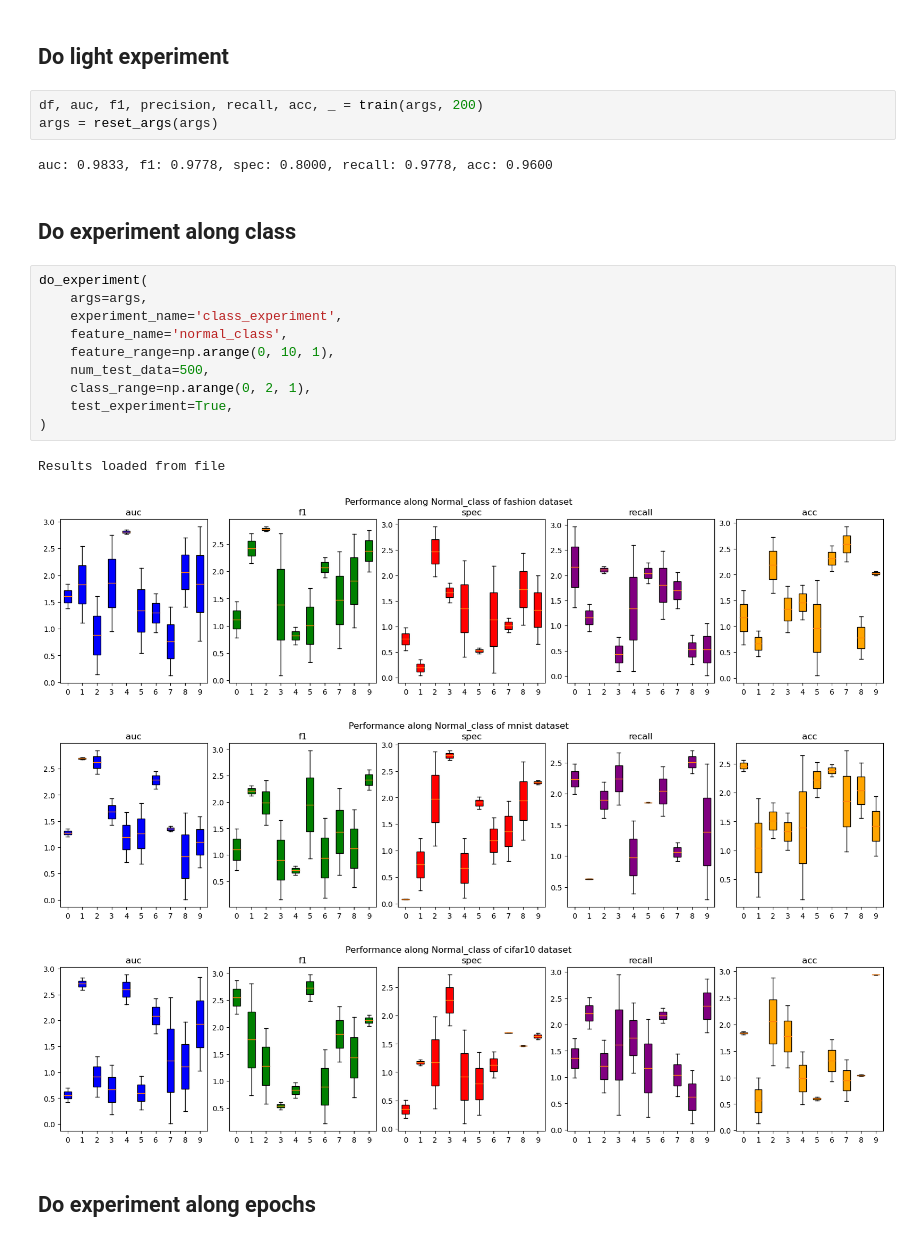
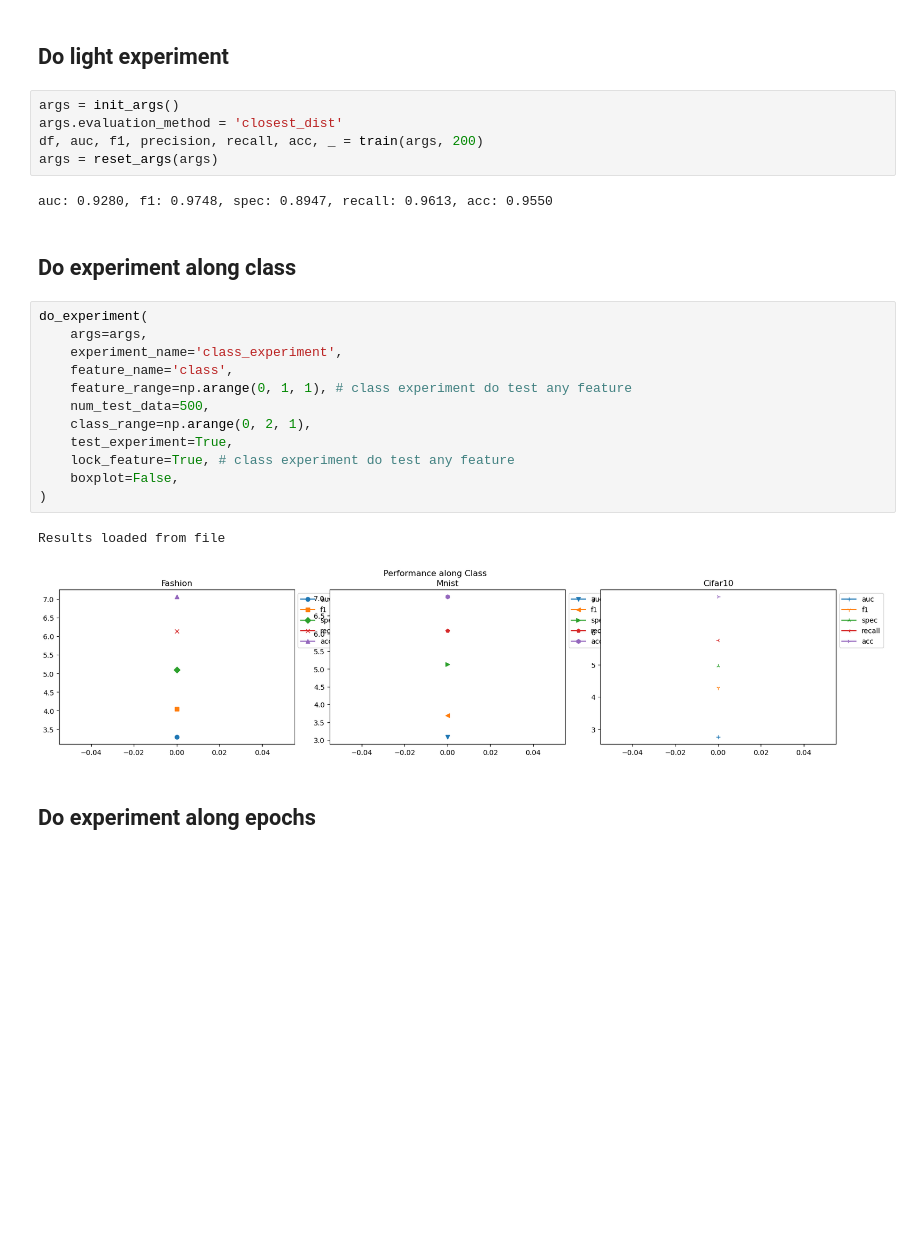
Before and after one commit to SoulMind01/FewShot-demo, a Jupyter notebook: experiment.ipynb, the cells around one changed output. Saved outputs shown, nothing was run; the diff lists cells and outputs as text; blank space fills up the shorter version.

```diff
--- a/experiment.ipynb
+++ b/experiment.ipynb
@@ -76,27 +77,29 @@ for feature in tqdm(conf_features, desc=f'Running experiment'):
 # %% [markdown]
 ## Do light experiment
 # %%
+args = init_args()
+args.evaluation_method = 'closest_dist'
 df, auc, f1, precision, recall, acc, _ = train(args, 200)
 args = reset_args(args)
 # %% [output]
-auc: 0.9833, f1: 0.9778, spec: 0.8000, recall: 0.9778, acc: 0.9600
+auc: 0.9280, f1: 0.9748, spec: 0.8947, recall: 0.9613, acc: 0.9550
 # %% [markdown]
 ## Do experiment along class
 # %%
 do_experiment(
     args=args,
     experiment_name='class_experiment',
-    feature_name='normal_class',
-    feature_range=np.arange(0, 10, 1),
+    feature_name='class',
+    feature_range=np.arange(0, 1, 1), # class experiment do test any feature
     num_test_data=500,
     class_range=np.arange(0, 2, 1),
     test_experiment=True,
+    lock_feature=True, # class experiment do test any feature
+    boxplot=False,
 )
 # %% [output]
 Results loaded from file
-[figure, old version]
+[figure, new version]
-[figure, removed]
-[figure, removed]
 # %% [markdown]
 ## Do experiment along epochs
 # %%
```
Also changed, not shown: parts of 14 cells of this notebook, 6 other files.
